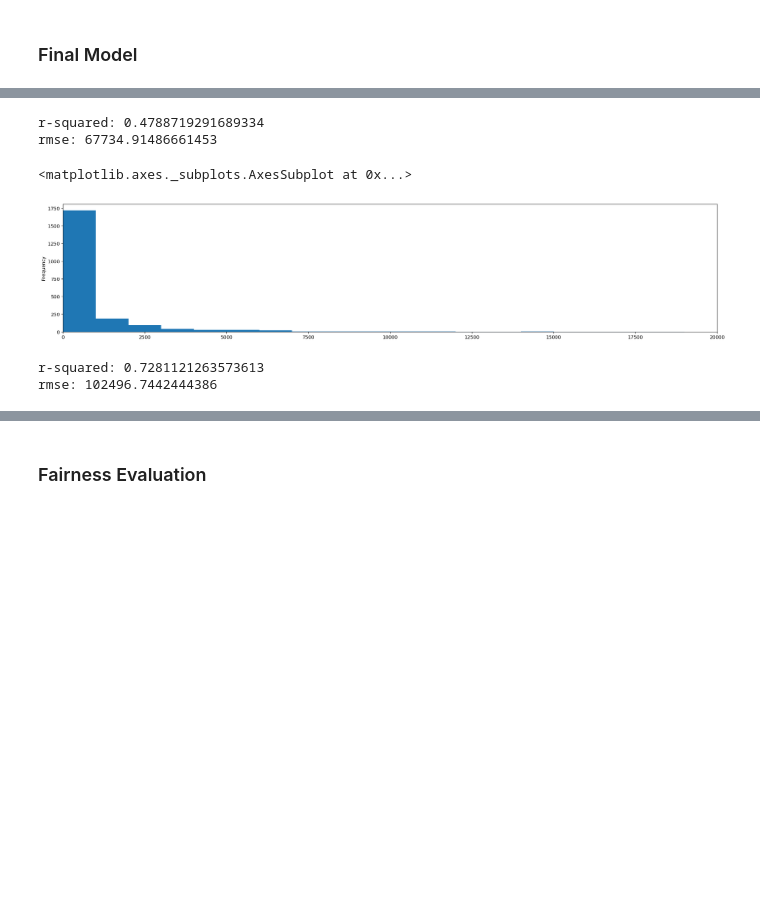
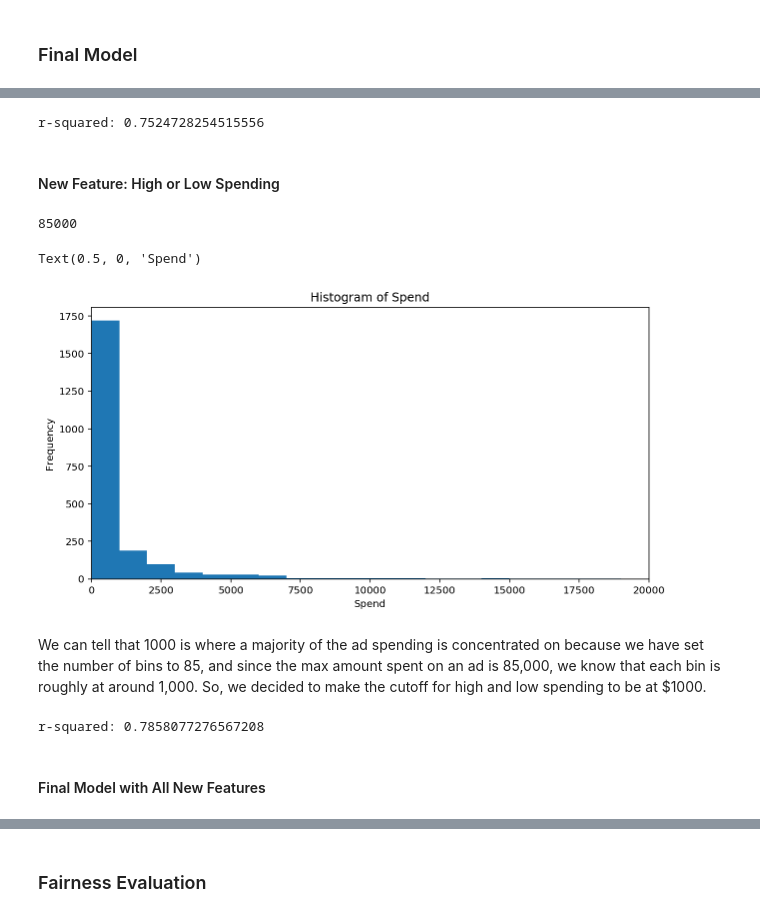
Before and after one commit to helenhc/Snapchat-Ads, a Jupyter notebook: ads.ipynb, the cells around one changed output, grey strips where cells are left out. Saved outputs shown, nothing was run; the diff lists cells and outputs as text; code cells hidden in the pictures; blank space fills up the shorter version.

```diff
--- a/ads.ipynb
+++ b/ads.ipynb
@@ -155,8 +180,5 @@ rmse: 55135.92824290432
 # %%
+#setting StartDate and EndDate to datetime objects so we can calculate a new feature, Duration
 dates['StartDate'] = pd.to_datetime(dates['StartDate'])
-dates['EndDate'] = pd.to_datetime(dates['EndDate'])
-# EndDate                         fill with "Present" or current time
+dates['EndDate'] = pd.to_datetime(dates['EndDate'], errors='coerce')
 dates['EndDate'] = dates['EndDate'].fillna(datetime.utcnow())
-# Quantitative: Impressions, Spend, Duration
-# Nominal: CountryCode, Gender, MediaType
-display(dates.dtypes)
@@ -168,4 +184,0 @@ dtype: object
-# %%
-result = result[['Impressions', 'StartDate', 'EndDate', 'Spend','Gender', 'CountryCode']]
-X = result.drop(['Impressions'], axis=1)
-y = result.Impressions
@@ -202,11 +187,15 @@ rmse: 39124.10844260513
 result['Duration'] = abs(dates['EndDate'] - dates['StartDate'])
 result["Duration"] = round(result['Duration'].apply(lambda x: x.days * 24 + x.seconds // 3600))
 # %%
-result = result[['Impressions', 'StartDate', 'EndDate', 'Duration', 'Spend','Gender', 'CountryCode']]
+#the columns we're working with
+result = result[['Impressions', 'StartDate', 'EndDate', 'Duration', 'Spend', 'Gender', 'CountryCode']]
+
+#Dividing categorical and numerical columns
 types = X.dtypes
 catcols = types.loc[types == np.object].index
 numcols = types.loc[types != np.object].index
 
+#pipeline for categorical columns
 cats = Pipeline([
     ('imp', SimpleImputer(strategy='constant', fill_value='NULL')),
     ('ohe', OneHotEncoder(handle_unknown='ignore', sparse=False)),
@@ -215,7 +204,10 @@ cats = Pipeline([
 
 ct = ColumnTransformer([
     ('catcols', cats, catcols),
-    ('numcols', SimpleImputer(strategy='constant', fill_value=0), numcols)
+    #pipeline for numerical columns
+    ('numcols', SimpleImputer(strategy='constant', fill_value=0), numcols),
+    ('quantiles', QuantileTransformer(), numcols)
+
 ])
 
 pl2 = Pipeline([('feats', ct), ('reg', RandomForestRegressor())])
@@ -225,27 +217,36 @@ pl2.fit(X_tr, y_tr)
 rsquared = pl2.score(X_ts, y_ts)
 print("r-squared: " + str(rsquared))
 preds = pl2.predict(X_ts)
-rmse = np.sqrt(np.mean(preds - y_ts)**2)
-print("rmse: " + str(rmse))
 # %% [output]
-r-squared: 0.4788719291689334
-rmse: 67734.91486661453
+r-squared: 0.7524728254515556
-# %%
-result["Spend"].plot(kind='hist', bins=85,figsize=(25,5), xlim=(0,20000))
-#We can tell that $1000 is where a majority of the ad spending is concentrated on- we decided to make the cutoff
-#for high and low spending to be at 1000.
-# %% [output]
-<matplotlib.axes._subplots.AxesSubplot at 0x...>
-[figure, removed]
+# %% [markdown]
+#### New Feature: High or Low Spending
+# %%
+result['Spend'].max()
+# %% [output]
+85000
+# %%
+result["Spend"].plot(kind='hist', bins=85,figsize=(10,5), xlim=(0,20000))
+plt.title('Histogram of Spend')
+plt.xlabel('Spend')
+# %% [output]
+Text(0.5, 0, 'Spend')
+[figure, added]
+# %% [markdown]
+We can tell that 1000 is where a majority of the ad spending is concentrated on because we have set the number of bins to 85, and since the max amount spent on an ad is 85,000, we know that each bin is roughly at around 1,000. So, we decided to make the cutoff for high and low spending to be at $1000.
 # %%
 #New feature: High or low spending
 result['spending_brackets'] = (result.Spend <= 1000).replace({True:'Low', False:'High'})
 # %%
+#columns we're working with
 result = result[['Impressions', 'StartDate', 'EndDate', 'spending_brackets', 'Spend','Gender', 'CountryCode']]
+
+#Dividing categorical and numerical columns
 types = X.dtypes
 catcols = types.loc[types == np.object].index
 numcols = types.loc[types != np.object].index
 
+#pipeline for categorical columns
 cats = Pipeline([
     ('imp', SimpleImputer(strategy='constant', fill_value='NULL')),
     ('ohe', OneHotEncoder(handle_unknown='ignore', sparse=False)),
@@ -254,7 +255,10 @@ cats = Pipeline([
 
 ct = ColumnTransformer([
     ('catcols', cats, catcols),
-    ('numcols', SimpleImputer(strategy='constant', fill_value=0), numcols)
+    #pipeline for numerical columns
+    ('numcols', SimpleImputer(strategy='constant', fill_value=0), numcols),
+    ('quantiles', QuantileTransformer(), numcols)
+
 ])
 
 pl2 = Pipeline([('feats', ct), ('reg', RandomForestRegressor())])
@@ -264,11 +268,10 @@ pl2.fit(X_tr, y_tr)
 rsquared = pl2.score(X_ts, y_ts)
 print("r-squared: " + str(rsquared))
 preds = pl2.predict(X_ts)
-rmse = np.sqrt(np.mean(preds - y_ts)**2)
-print("rmse: " + str(rmse))
 # %% [output]
-r-squared: 0.7281121263573613
-rmse: 102496.7442444386
+r-squared: 0.7858077276567208
+# %% [markdown]
+#### Final Model with All New Features
 # %%
 #New feature: Duration
 result['Duration'] = abs(dates['EndDate'] - dates['StartDate'])
```
Also changed, not shown: parts of 16 cells of this notebook.
